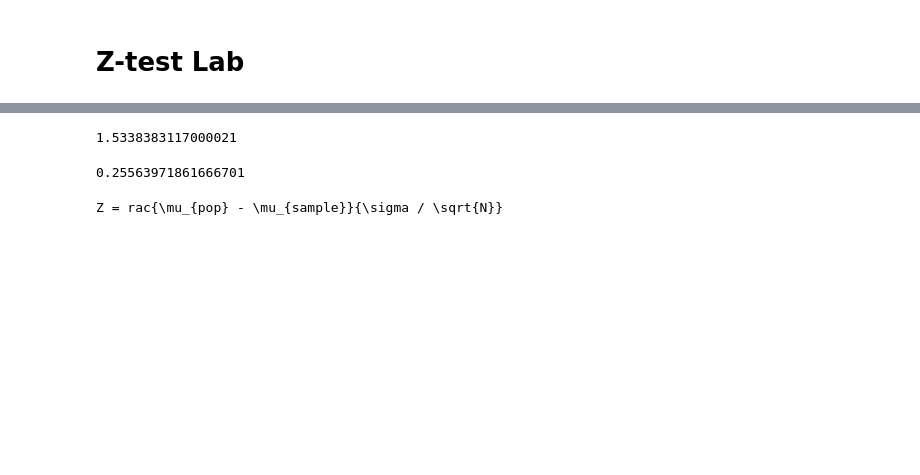
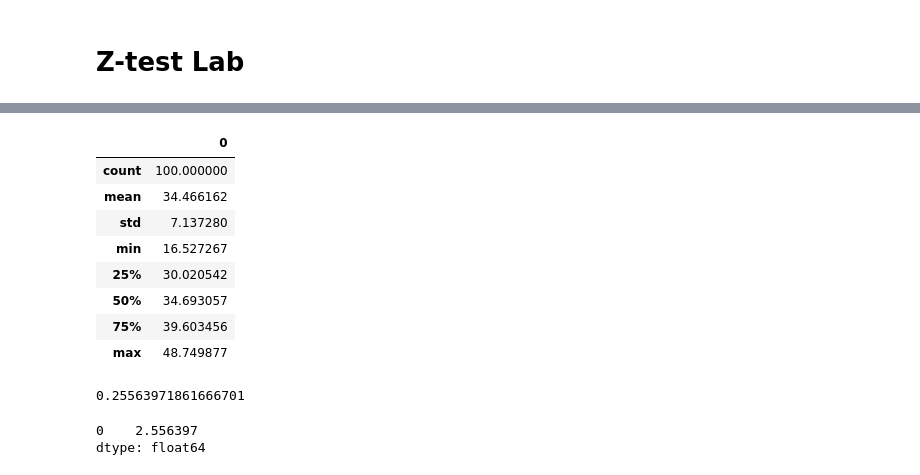
Before and after one commit to charlie-moffett/PUI2017_cm4698, a Jupyter notebook: HW3_cm4698/Assignment3_cm4698.ipynb, the cells around one changed output, grey strips where cells are left out. Cells and saved outputs as stored; diff of their text form; code cells hidden in the pictures; blank space fills up the shorter version.

```diff
--- a/HW3_cm4698/Assignment3_cm4698.ipynb
+++ b/HW3_cm4698/Assignment3_cm4698.ipynb
@@ -15,8 +27,10 @@ import json
 # %%
 # .values makes it a numpy array
 # .shape shows us the funny shape of 100 by 1
-# . squeeze gives us an array of just values; removes redundant dimension
+# .squeeze() gives us an array of just values; removes redundant dimension
 # using tNew to represent time of new bus routes
 
-data = pd.read_csv('https://raw.githubusercontent.com/fedhere/PUI2017_fb55/' +
-                  'master/Lab3_fb55/times.txt', header=None).values.squeeze()
+tNew = pd.read_csv('https://raw.githubusercontent.com/fedhere/PUI2017_fb55/' +
+                  'master/Lab3_fb55/times.txt', header=None)
+
+print(tNew)
@@ -60,9 +80,0 @@ tOldStdev = 6.
-# %%
-tOldMean - tNew.mean()
-# %% [output]
-1.5338383117000021
-# %%
-# how many stds
-(tOldMean - tNew.mean()) / tOldStdev
-# %% [output]
-0.25563971861666701
@@ -76,4 +81,12 @@ tOldMean - tNew.mean()
-# %%
-print('Z = \frac{\mu_{pop} - \mu_{sample}}{\sigma / \sqrt{N}}')
-# %% [output]
-Z = rac{\mu_{pop} - \mu_{sample}}{\sigma / \sqrt{N}}
+# %%
+tNew.describe()
+# %% [output]
+|  | 0 |
+| count | 100.000000 |
+| mean | 34.466162 |
+| std | 7.137280 |
+| min | 16.527267 |
+| 25% | 30.020542 |
+| 50% | 34.693057 |
+| 75% | 39.603456 |
+| max | 48.749877 |
@@ -79,0 +95,13 @@ Z = rac{\mu_{pop} - \mu_{sample}}{\sigma / \sqrt{N}}
+# %%
+# Right way is to take old pop mean and new sample mean divided by std
+(tOldMean - tNew.mean()) / tOldStdev
+# %% [output]
+0.25563971861666701
+# %%
+# and divided by number of measurements you took square rooted
+# this gives me the number I want to compare with my alpha significance (0.05), which is two stds
+ztest = (tOldMean -tNew.mean())/(tOldStdev/len(tNew)**0.5)
+print (ztest)
+# %% [output]
+0    2.556397
+dtype: float64
```
Also changed, not shown: parts of 12 cells of this notebook, 2 other files.
